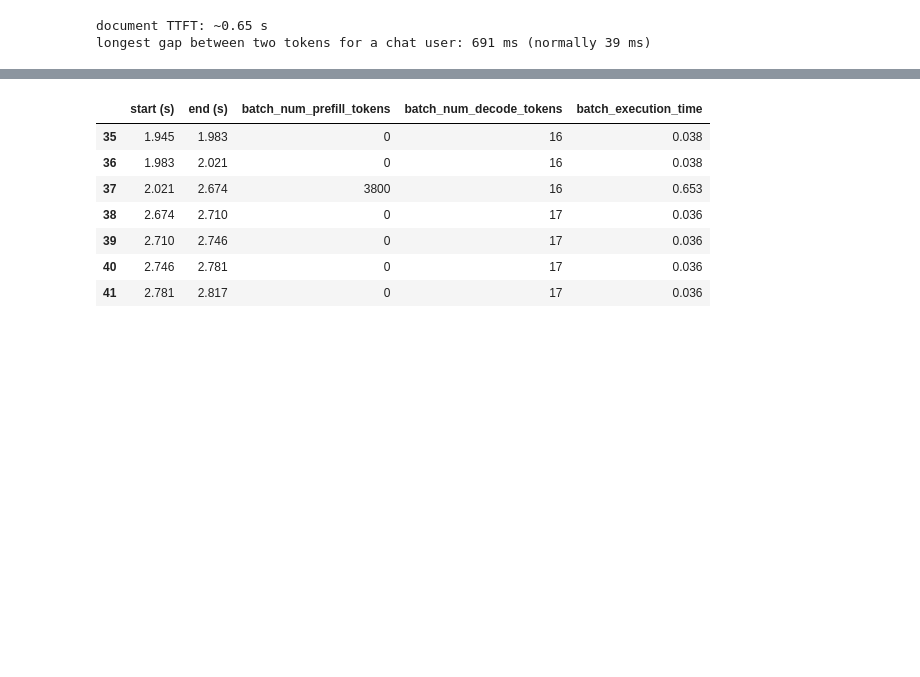
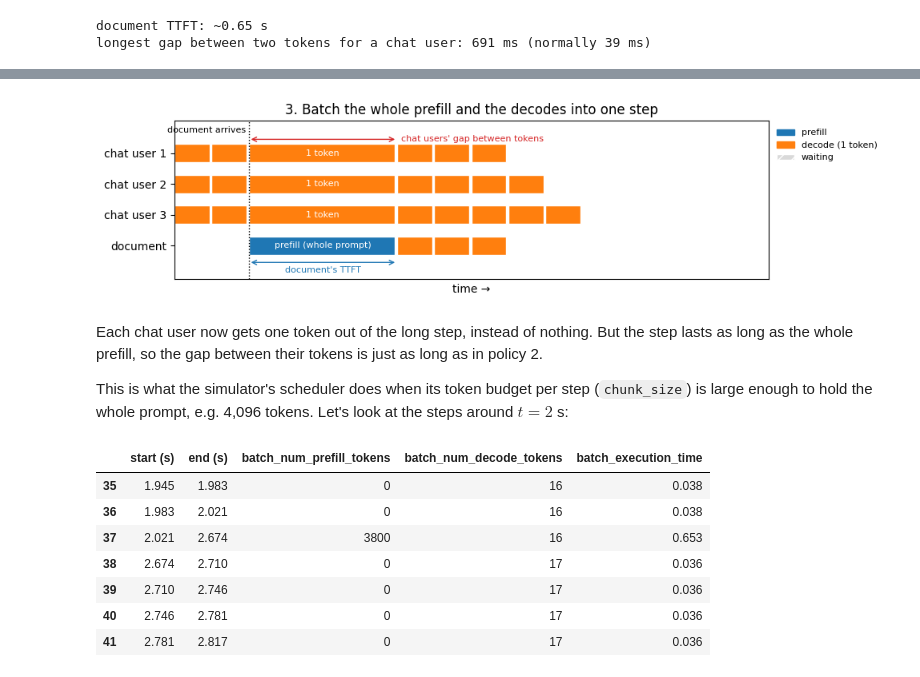
Before and after one commit to kwmaeng91/studying-llm-systems-without-gpus, a Jupyter notebook: docs/lectures/03-chunked-prefill.ipynb, the cells around one changed output, grey strips where cells are left out. Cells and saved outputs as stored; diff of their text form; code cells hidden in the pictures; blank space fills up the shorter version.

```diff
--- a/docs/lectures/03-chunked-prefill.ipynb
+++ b/docs/lectures/03-chunked-prefill.ipynb
@@ -160,3 +251,16 @@ look at the steps around $t = 2$ s:
+# %%
+#@title Diagram
+draw_schedule("mixed", "3. Batch the whole prefill and the decodes into one step")
+# %% [output]
+[figure, added]
+# %% [markdown]
+Each chat user now gets one token out of the long step, instead of nothing. But
+the step lasts as long as the whole prefill, so the gap between their tokens is
+just as long as in policy 2.
+
+This is what the simulator's scheduler does when its token budget per step
+(`chunk_size`) is large enough to hold the whole prompt, e.g. 4,096 tokens. Let's
+look at the steps around $t = 2$ s:
 # %%
 r_mixed, steps_mixed = run_scenario(chunk_size=4096)
 cols = ["start (s)", "end (s)", "batch_num_prefill_tokens", "batch_num_decode_tokens",
```
Also changed, not shown: parts of 13 cells of this notebook, 1 other file.
